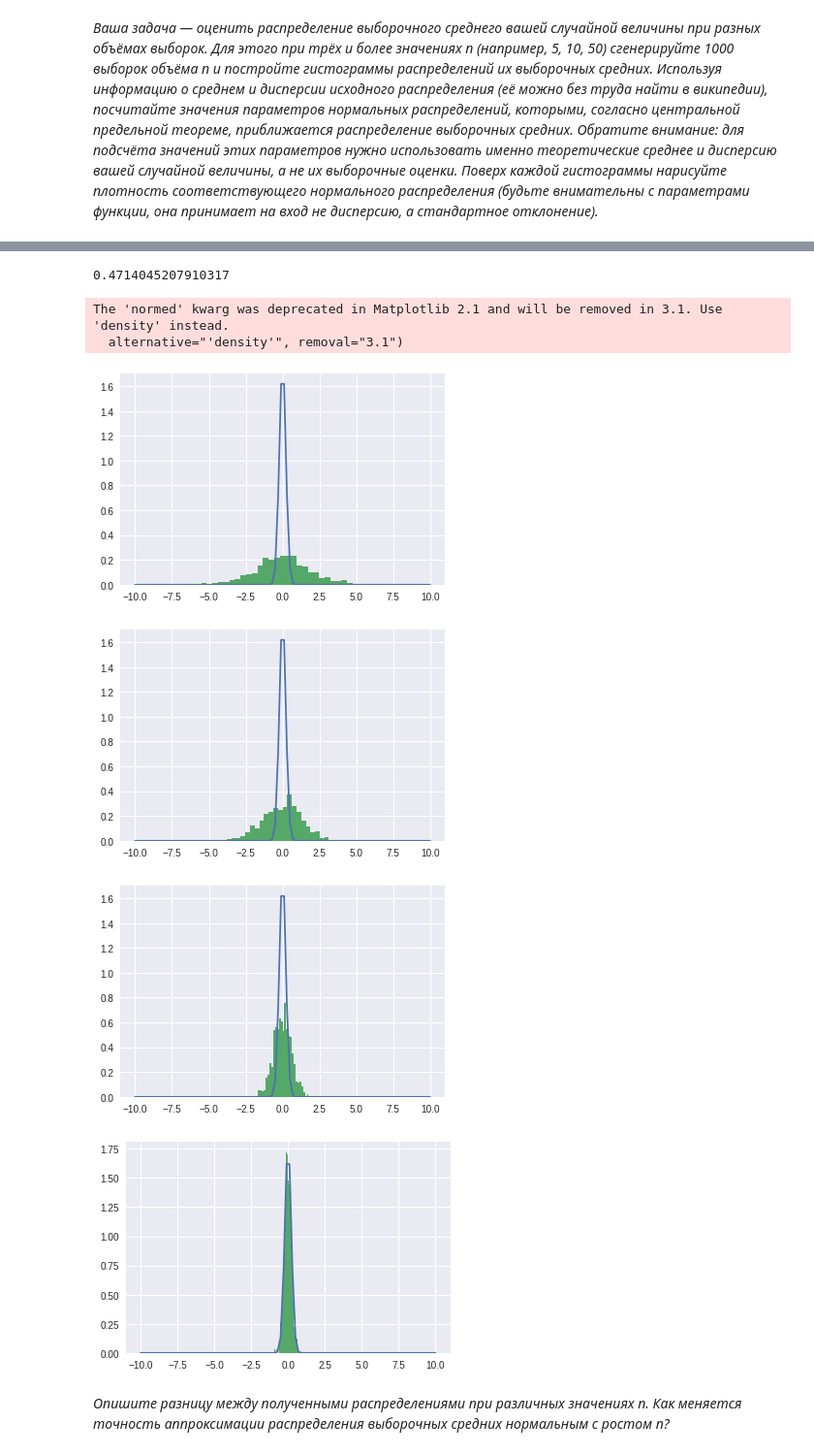
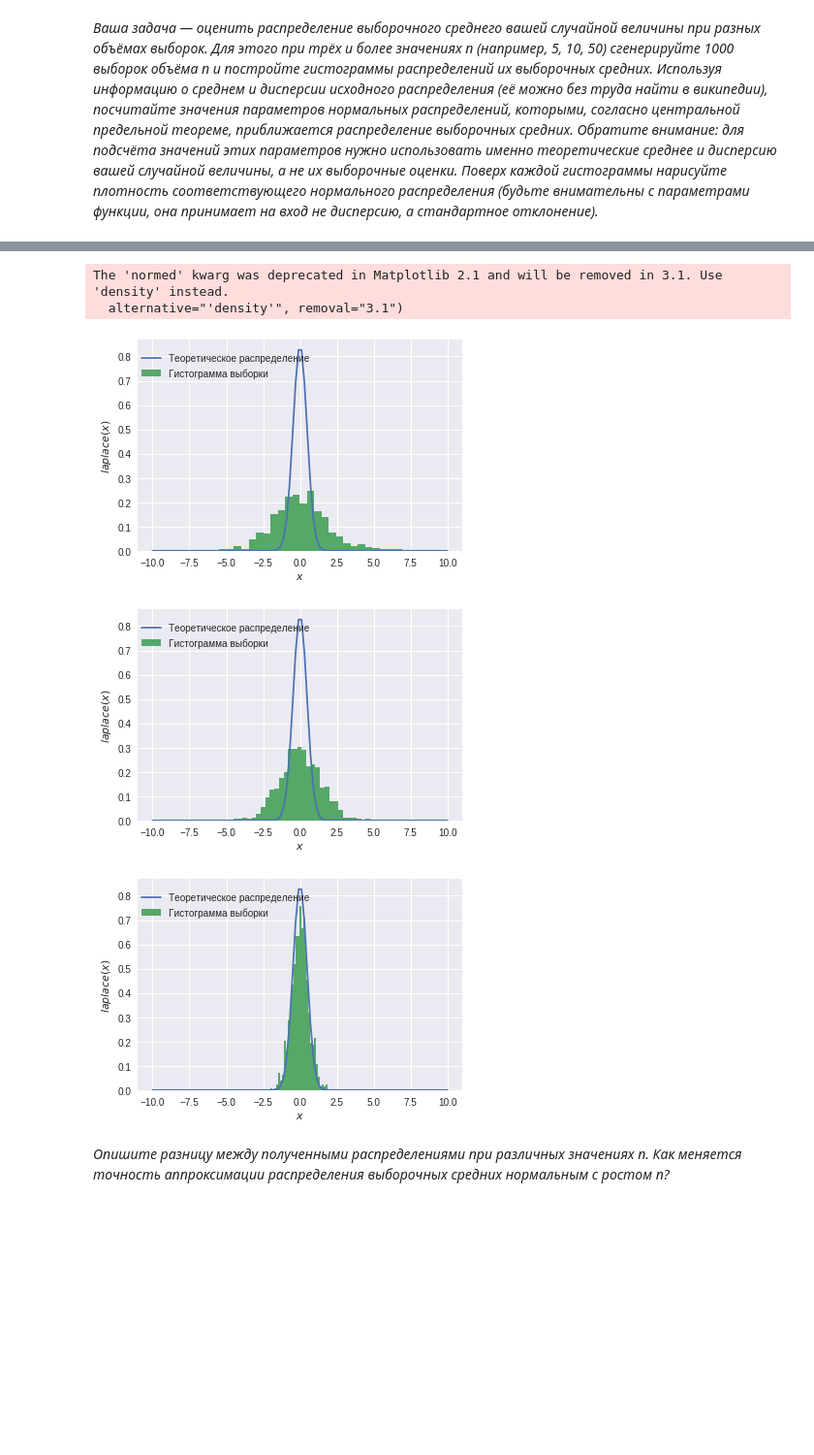
Before and after one commit to zqiaohe/trash, a Jupyter notebook: Центральная_предельная_теорема.ipynb, the cells around one changed output, grey strips where cells are left out. Shown: that part at 97% size. Drawn from its saved outputs; the diff is of its cells as text; code cells hidden in the pictures; blank space fills up the shorter version.

```diff
--- a/Центральная_предельная_теорема.ipynb
+++ b/Центральная_предельная_теорема.ipynb
@@ -40,27 +43,27 @@ Cредняя: 0
 # %%
 import math
 d = 2/3**2
-math.sqrt(d)
+d = math.sqrt(d)
-# %% [output]
-0.4714045207910317
 # %%
-for n in [5,10,50,300]:
+for n in [5,10,50]:
   avg_lap = []
   for i in range(1000):
     sample_lap = laplace_rv.rvs(n)
     avg_lap.append(sum(sample_lap)/n)
   x = np.linspace(-10, 10, 100)
   norm_rv = sts.norm(0, d)
   pdf = norm_rv.pdf(x)
-  plt.plot(x, pdf, label='norm theoretical pdf')
+  plt.plot(x, pdf, label='Теоретическое распределение')
   plt.hist(avg_lap, bins = 30, normed=True,  label='Гистограмма выборки')
+  plt.ylabel('$laplace(x)$')
+  plt.xlabel('$x$')
+  plt.legend(loc=(0.0, 0.8))
   plt.show()
 # %% [output]
 The 'normed' kwarg was deprecated in Matplotlib 2.1 and will be removed in 3.1. Use 'density' instead.
   alternative="'density'", removal="3.1")
-[figure, old version]
+[figure, new version]
-[figure, old version]
+[figure, new version]
-[figure, old version]
+[figure, new version]
-[figure, removed]
 # %% [markdown]
 *Опишите разницу между полученными распределениями при различных значениях n. Как меняется точность аппроксимации распределения выборочных средних нормальным с ростом n?*
```
Also changed, not shown: parts of 6 cells of this notebook.
